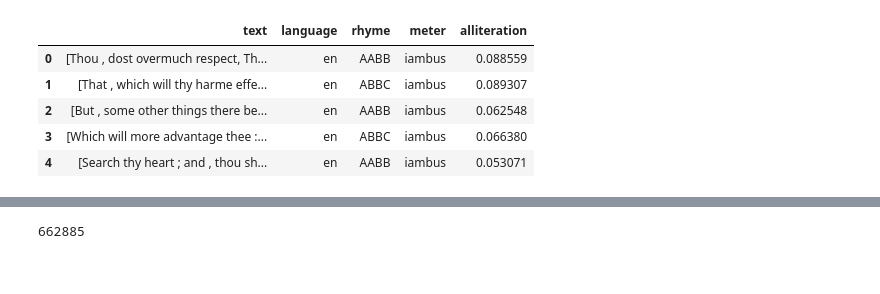
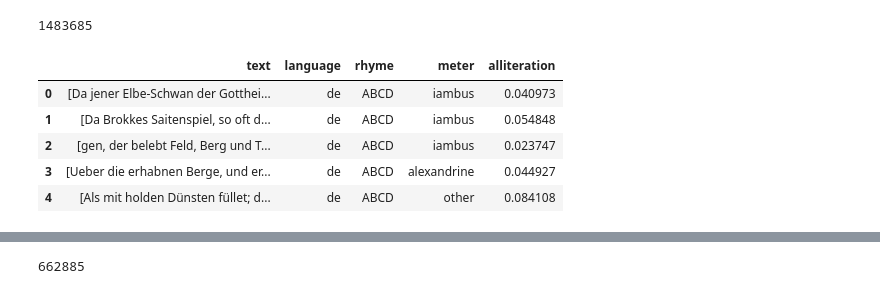
Before and after one commit to hgroener/diversity_in_poetry_generation, a Jupyter notebook: diversity-in-poetry-generation/training_data/clean_dataset.ipynb, the cells around one changed output, grey strips where cells are left out. Cells and saved outputs as stored; diff of their text form; code cells hidden in the pictures.

Commit message:
final changes to clean_dataset notebook

```diff
--- a/diversity-in-poetry-generation/training_data/clean_dataset.ipynb
+++ b/diversity-in-poetry-generation/training_data/clean_dataset.ipynb
@@ -7,14 +13,18 @@ import numpy as np
 import math
 # %%
 # data from https://github.com/potamides/uniformers/tree/main
-# df_de = pd.read_json('dataset/QuaTrain-de.json', lines=True)
+df_de = pd.read_json('dataset/QuaTrain-de.json', lines=True)
 df_en = pd.read_json('dataset/QuaTrain-en.json', lines=True)
+# %%
+len(df_de)
+# %% [output]
+1483685
 # %%
-df_en.head()
+df_de.head()
 # %% [output]
 |  | text | language | rhyme | meter | alliteration |
-| 0 | [Thou , dost overmuch respect, Th... | en | AABB | iambus | 0.088559 |
-| 1 | [That , which will thy harme effe... | en | ABBC | iambus | 0.089307 |
-| 2 | [But , some other things there be... | en | AABB | iambus | 0.062548 |
-| 3 | [Which will more advantage thee :... | en | ABBC | iambus | 0.066380 |
-| 4 | [Search thy heart ; and , thou sh... | en | AABB | iambus | 0.053071 |
+| 0 | [Da jener Elbe-Schwan der Gotthei... | de | ABCD | iambus | 0.040973 |
+| 1 | [Da Brokkes Saitenspiel, so oft d... | de | ABCD | iambus | 0.054848 |
+| 2 | [gen, der belebt Feld, Berg und T... | de | ABCD | iambus | 0.023747 |
+| 3 | [Ueber die erhabnen Berge, und er... | de | ABCD | alexandrine | 0.044927 |
+| 4 | [Als mit holden Dünsten füllet; d... | de | ABCD | other | 0.084108 |
```
Also changed, not shown: parts of 104 cells of this notebook.
